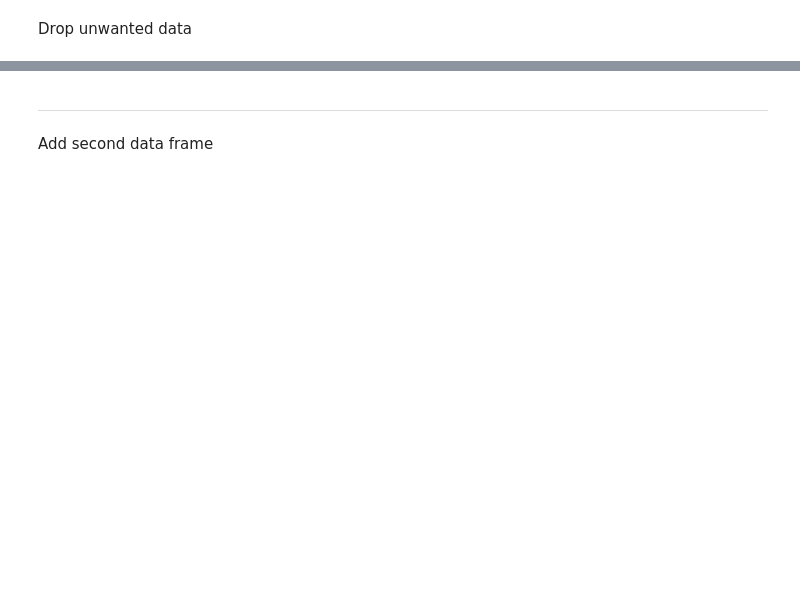
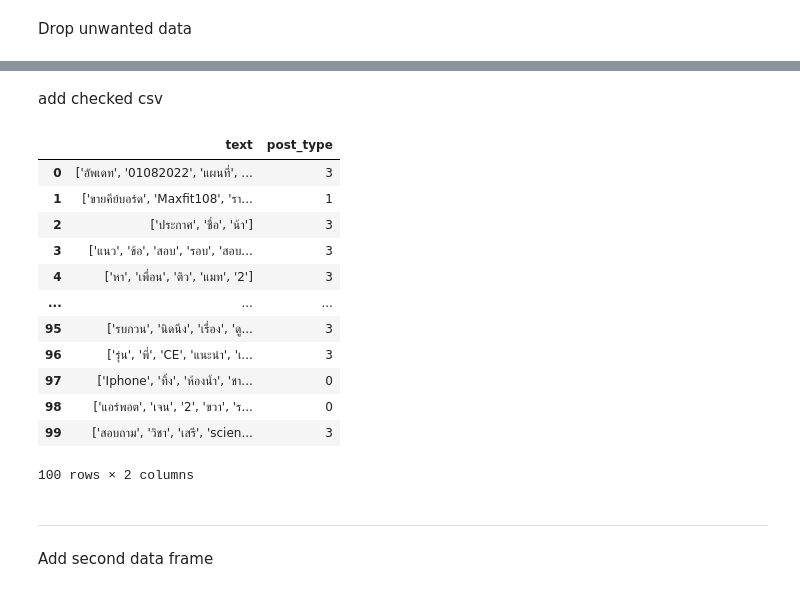
Before and after one commit to MolaOrangeFish/scrap_facebook_linux, a Jupyter notebook: prepare_dataset/FacebookScrapPreparedata.ipynb, the cells around one changed output, grey strips where cells are left out. Drawn from its saved outputs; the diff is of its cells as text; code cells hidden in the pictures; blank space fills up the shorter version.

```diff
--- a/prepare_dataset/FacebookScrapPreparedata.ipynb
+++ b/prepare_dataset/FacebookScrapPreparedata.ipynb
@@ -65,3 +69,22 @@ df
+# %% [markdown]
+add checked csv
+# %%
+df = pd.read_csv('check_label.csv', index_col=0)
+df
+# %% [output]
+|  | text | post_type |
+| 0 | ['อัพเดท', '01082022', 'แผนที่', ... | 3 |
+| 1 | ['ขายคีย์บอร์ด', 'Maxfit108', 'รา... | 1 |
+| 2 | ['ประกาศ', 'ชื่อ', 'น้า'] | 3 |
+| 3 | ['แนว', 'ข้อ', 'สอบ', 'รอบ', 'สอบ... | 3 |
+| 4 | ['หา', 'เพื่อน', 'ติว', 'แมท', '2'] | 3 |
+| ... | ... | ... |
+| 95 | ['รบกวน', 'นิดนึง', 'เรื่อง', 'ดู... | 3 |
+| 96 | ['รุ่น', 'พี่', 'CE', 'แนะนำ', 'เ... | 3 |
+| 97 | ['Iphone', 'ทิ้ง', 'ห้องน้ำ', 'ชา... | 0 |
+| 98 | ['แอร์พอต', 'เจน', '2', 'ขวา', 'ร... | 0 |
+| 99 | ['สอบถาม', 'วิชา', 'เสรี', 'scien... | 3 |
+100 rows × 2 columns
 # %% [markdown]
 -------------------------------------------
 # %% [markdown]
```
Also changed, not shown: parts of 13 cells of this notebook, 10 other files.
